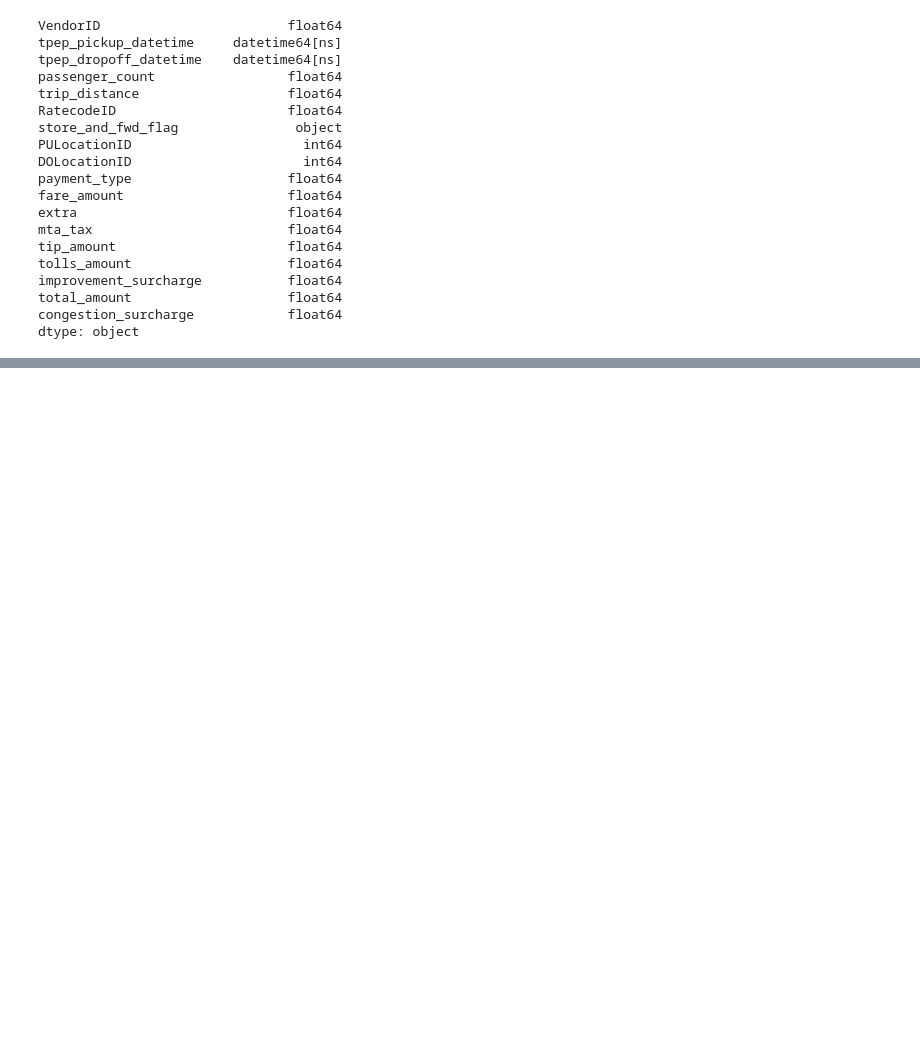
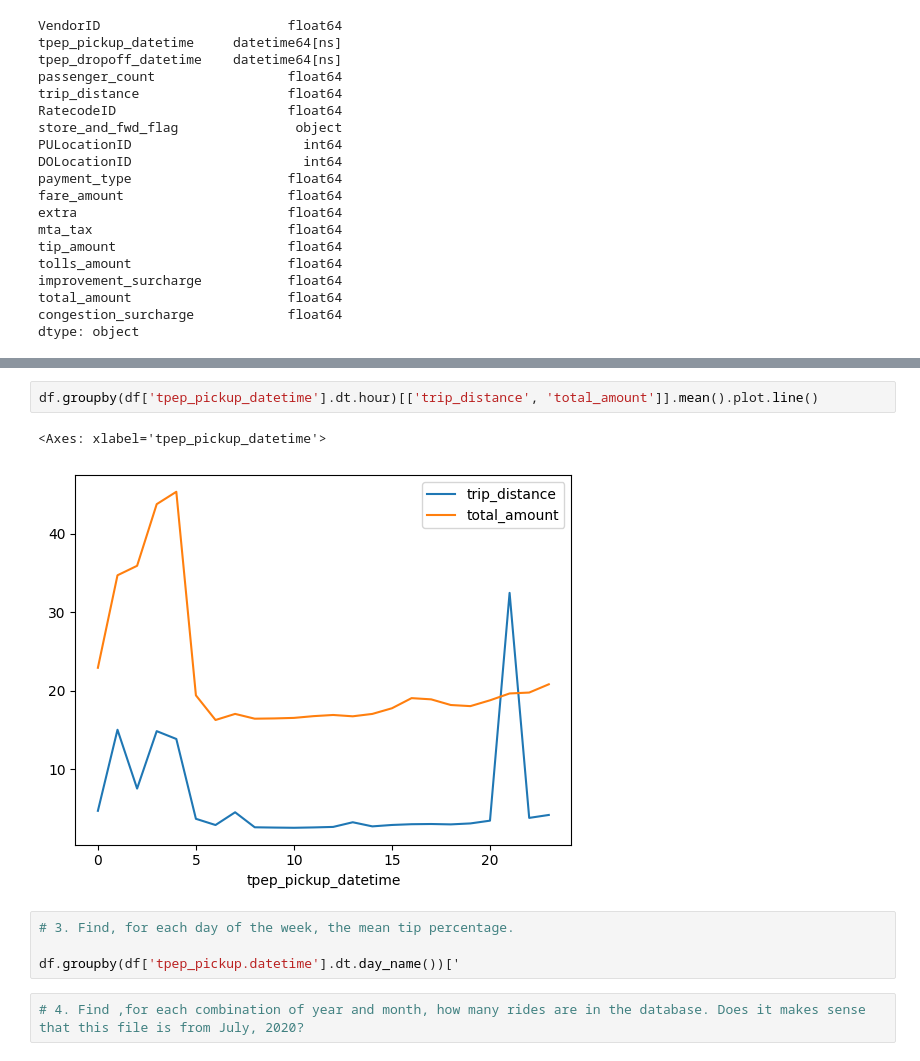
Before and after one commit to opagani/2024-08Aug-21-grouping, a Jupyter notebook: LernerPython - 2024-08Aug-21-grouping.ipynb, the cells around one changed output, grey strips where cells are left out. Drawn from its saved outputs; the diff is of its cells as text; blank space fills up the shorter version.

```diff
--- a/LernerPython - 2024-08Aug-21-grouping.ipynb
+++ b/LernerPython - 2024-08Aug-21-grouping.ipynb
@@ -617,0 +641,11 @@ dtype: object
+# %%
+df.groupby(df['tpep_pickup_datetime'].dt.hour)[['trip_distance', 'total_amount']].mean().plot.line()
+# %% [output]
+<Axes: xlabel='tpep_pickup_datetime'>
+[figure, added]
+# %%
+# 3. Find, for each day of the week, the mean tip percentage.
+
+df.groupby(df['tpep_pickup.datetime'].dt.day_name())['
+# %%
+# 4. Find ,for each combination of year and month, how many rides are in the database. Does it makes sense that this file is from July, 2020?
```
Also changed, not shown: parts of 1 cell of this notebook.
